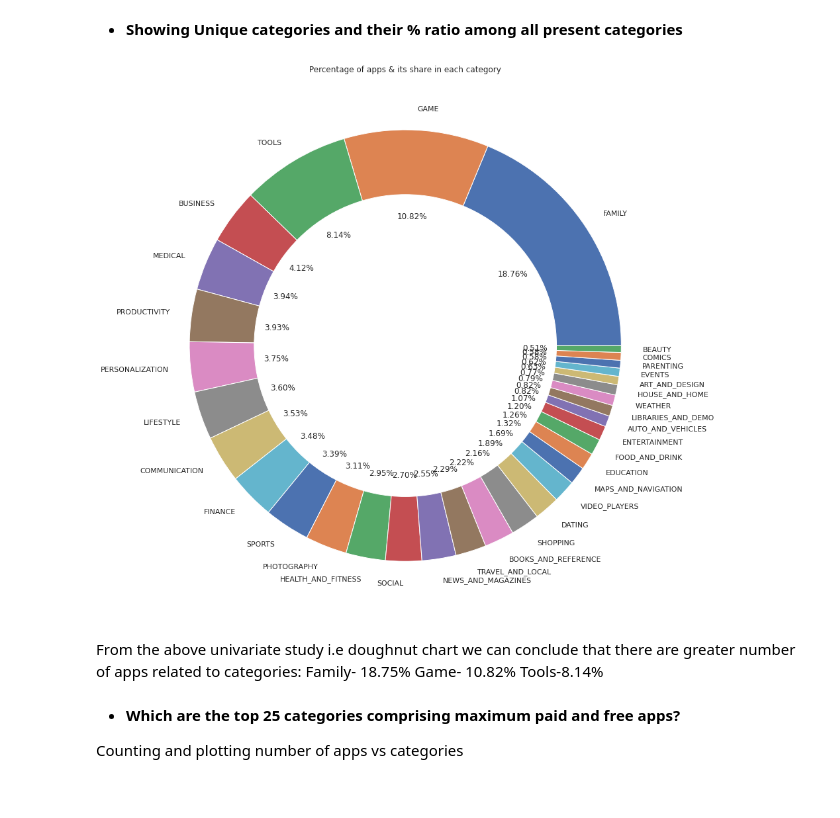
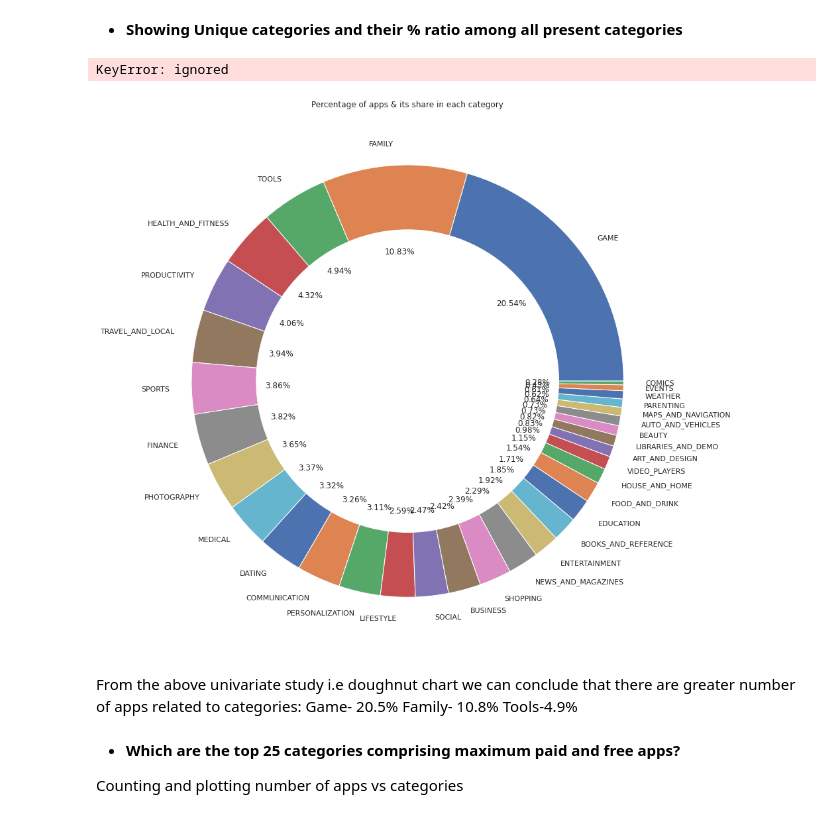
Before and after one commit to DrBharathiTC/Play_store-app-review-analysis-Capstone-project, a Jupyter notebook: Play_Store_App_Review_Analysis_EDA_Capstone.ipynb, the cells around one changed output. Drawn from its saved outputs; the diff is of its cells as text; code cells hidden in the pictures.

```diff
--- a/Play_Store_App_Review_Analysis_EDA_Capstone.ipynb
+++ b/Play_Store_App_Review_Analysis_EDA_Capstone.ipynb
@@ -429,8 +448,8 @@ PSDF['Sentiment_Subjectivity'].median ()
 0.5129713804713805
 # %%
 PSDF['Rating'].fillna(4.4,inplace=True)
-PSDF['Sentiment_Polarity'].fillna(0.13,inplace=True)
-PSDF['Sentiment_Subjectivity'].fillna(0.51,inplace=True)
+PSDF['Sentiment_Polarity'].fillna(0.1,inplace=True)
+PSDF['Sentiment_Subjectivity'].fillna(0.5,inplace=True)
 # %%
 PSDF.isnull().sum()
 # %% [output]
@@ -574,6 +573,6 @@ Now, we can see we have last 2 columns with numerical datatype
 # %%
-PSDF1.drop(['Current Ver','Android Ver'],axis=1,inplace=True)
-PSDF1.dropna(inplace=True)
+PSDF.drop(['Last Updated','Current Ver','Android Ver'],axis=1,inplace=True)
+PSDF.dropna(inplace=True)
 # %%
 # Calling the function playstoreinfo1 defined above
 
@@ -674,7 +686,7 @@ Name: Category, dtype: int64
 # %% [markdown]
 * **Showing Unique categories and their % ratio among all present categories**
 # %%
-most_review_host_df = abDATA_df2.sort_values('number_of_reviews',ascending=False)
+most_review_host_df = PSDF.sort_values('number_of_reviews',ascending=False)
 top_reviewed_host_df = most_review_host_df.loc[:,['host_name','number_of_reviews']][:20]
 top_reviewed_host_df = top_reviewed_host_df.groupby('host_name').mean().sort_values('number_of_reviews',ascending=False).reset_index()
 fig,ax = plt.subplots(figsize=(12,8))
@@ -688,23 +700,25 @@ for ax in ax.get_xticklabels():
 plt.title('Most-Reviewed Rentals by host_name',fontsize='15')
 plt.show()
 sns.set()
+# %% [output]
+KeyError: ignored
 # %%
 plt.figure(figsize=(20,15))
 
-plt.pie(PSDF1.Category.value_counts(), labels=PSDF1.Category.value_counts().index , autopct='%1.2f%%')
+plt.pie(PSDF.Category.value_counts(), labels=PSDF.Category.value_counts().index , autopct='%1.2f%%')
 
 my_circle=plt.Circle( (0,0), 0.7, color='white')
 p=plt.gcf()
 p.gca().add_artist(my_circle)
 plt.title('Percentage of apps & its share in each category')
 plt.show()
 # %% [output]
-[figure, old version]
+[figure, new version]
 # %% [markdown]
 From the above univariate study i.e doughnut chart we can conclude that there are greater number of apps related to categories:
-Family- 18.75%
-Game- 10.82%
-Tools-8.14%
+Game- 20.5%
+Family- 10.8%
+Tools-4.9%
 # %% [markdown]
 * **Which are the top 25 categories comprising maximum paid and free apps?**
 
```
Also changed, not shown: parts of 34 cells of this notebook.
